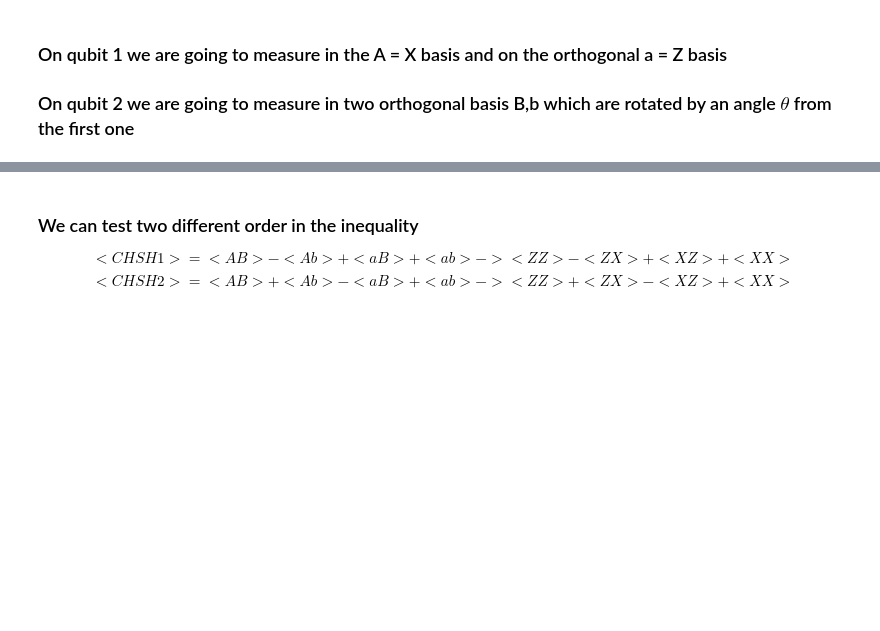
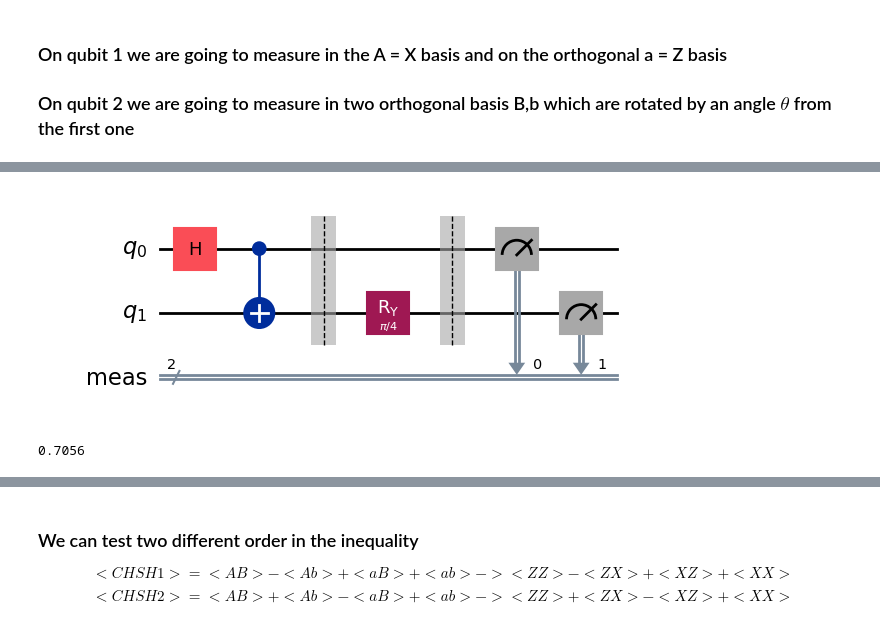
Before and after one commit to tanguyyyy/quantum_computing_psl_week, a Jupyter notebook: Lecture 2/02_2_CHSH.ipynb, the cells around one changed output, grey strips where cells are left out. Saved outputs shown, nothing was run; the diff lists cells and outputs as text; code cells hidden in the pictures; blank space fills up the shorter version.

```diff
--- a/Lecture 2/02_2_CHSH.ipynb
+++ b/Lecture 2/02_2_CHSH.ipynb
@@ -85,0 +108,23 @@ individual_phases = [[ph] for ph in phases]
+# %%
+# Prepare a bell pair
+
+qc = QuantumCircuit(2)
+
+qc.h(0)
+qc.cx(0,1)
+qc.barrier()
+qc.ry(np.pi/4,1)
+
+qc.measure_all()
+display(qc.draw('mpl'))
+
+sim = AerSimulator()
+result = sim.run(qc,shots=shots).result().get_counts()
+mapping = {1:1,0:-1}
+mean2 = 0
+for key, value in result.items():
+    mean2 += mapping[int(key[0])] * mapping[int(key[1])] * value / shots
+mean2
+# %% [output]
+[figure, added]
+0.7056
```
Also changed, not shown: parts of 9 cells of this notebook, 1 other file.
